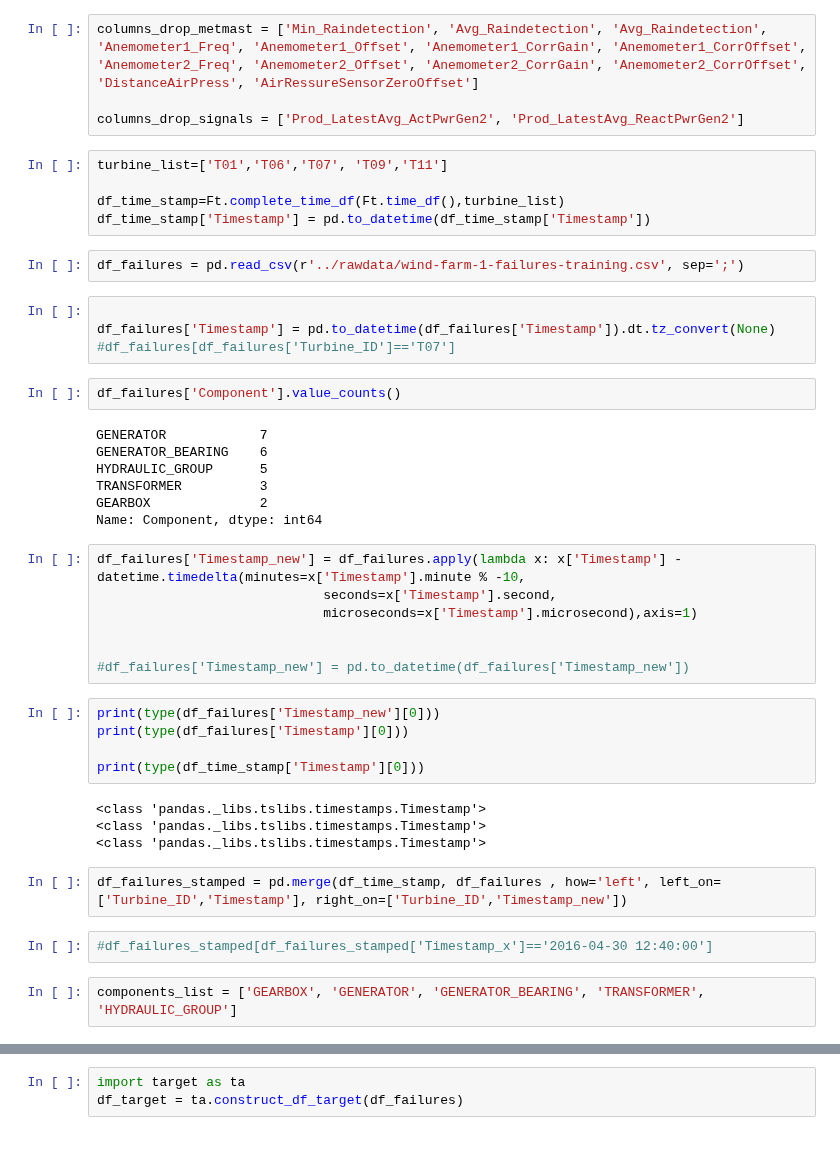
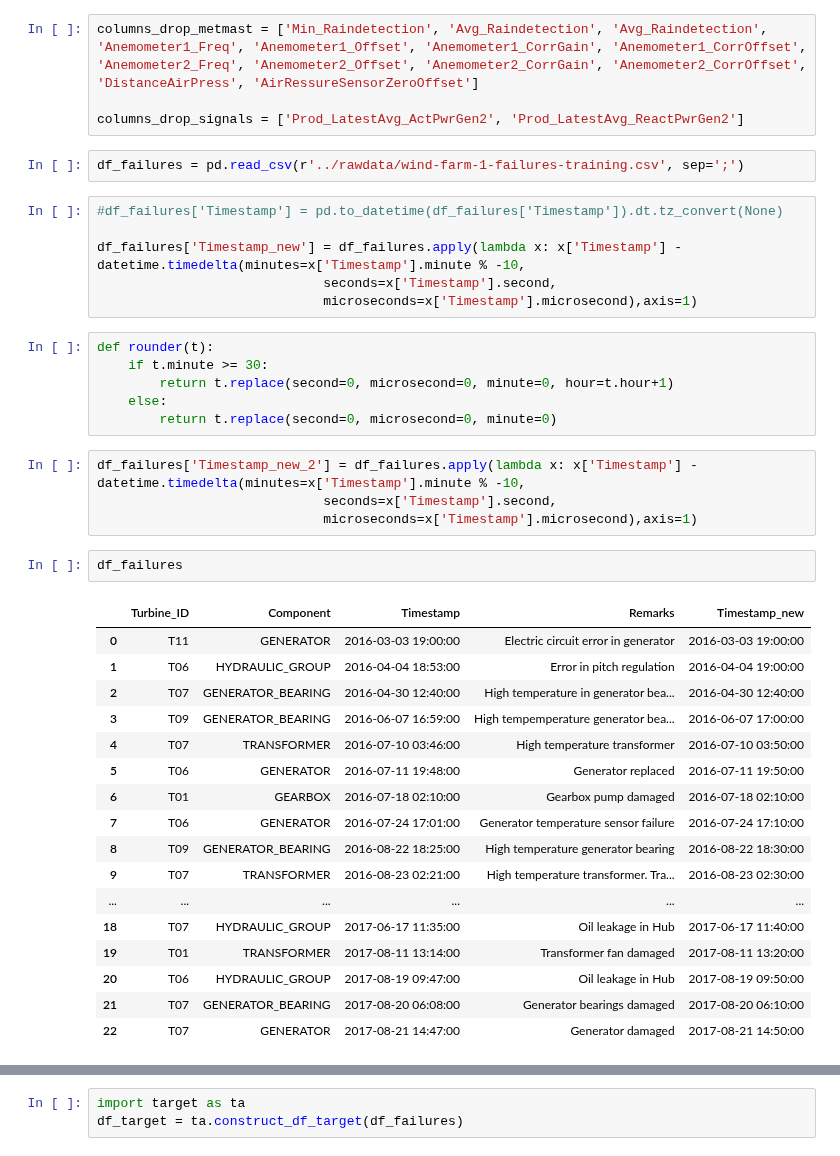
Before and after one commit to RicardoJPedro82/wmillfailprev, a Jupyter notebook: notebooks/Miguel_AnaliseExploratoria.ipynb, the cells around one changed output, grey strips where cells are left out. Saved outputs shown, nothing was run; the diff lists cells and outputs as text.

```diff
--- a/notebooks/Miguel_AnaliseExploratoria.ipynb
+++ b/notebooks/Miguel_AnaliseExploratoria.ipynb
@@ -15,45 +18,41 @@ import Funtion_tools as Ft
 columns_drop_metmast = ['Min_Raindetection', 'Avg_Raindetection', 'Avg_Raindetection', 'Anemometer1_Freq', 'Anemometer1_Offset', 'Anemometer1_CorrGain', 'Anemometer1_CorrOffset', 'Anemometer2_Freq', 'Anemometer2_Offset', 'Anemometer2_CorrGain', 'Anemometer2_CorrOffset', 'DistanceAirPress', 'AirRessureSensorZeroOffset']
 
 columns_drop_signals = ['Prod_LatestAvg_ActPwrGen2', 'Prod_LatestAvg_ReactPwrGen2']
-# %%
-turbine_list=['T01','T06','T07', 'T09','T11']
-
-df_time_stamp=Ft.complete_time_df(Ft.time_df(),turbine_list)
-df_time_stamp['Timestamp'] = pd.to_datetime(df_time_stamp['Timestamp'])
 # %%
 df_failures = pd.read_csv(r'../rawdata/wind-farm-1-failures-training.csv', sep=';')
 # %%
+#df_failures['Timestamp'] = pd.to_datetime(df_failures['Timestamp']).dt.tz_convert(None)
 
-df_failures['Timestamp'] = pd.to_datetime(df_failures['Timestamp']).dt.tz_convert(None)
-#df_failures[df_failures['Turbine_ID']=='T07']
+df_failures['Timestamp_new'] = df_failures.apply(lambda x: x['Timestamp'] - datetime.timedelta(minutes=x['Timestamp'].minute % -10,
+                             seconds=x['Timestamp'].second,
+                             microseconds=x['Timestamp'].microsecond),axis=1)
+# %%
+def rounder(t):
+    if t.minute >= 30:
+        return t.replace(second=0, microsecond=0, minute=0, hour=t.hour+1)
+    else:
+        return t.replace(second=0, microsecond=0, minute=0)
+# %%
+df_failures['Timestamp_new_2'] = df_failures.apply(lambda x: x['Timestamp'] - datetime.timedelta(minutes=x['Timestamp'].minute % -10,
+                             seconds=x['Timestamp'].second,
+                             microseconds=x['Timestamp'].microsecond),axis=1)
 # %%
-df_failures['Component'].value_counts()
+df_failures
 # %% [output]
-GENERATOR            7
-GENERATOR_BEARING    6
-HYDRAULIC_GROUP      5
-TRANSFORMER          3
-GEARBOX              2
-Name: Component, dtype: int64
+|  | Turbine_ID | Component | Timestamp | Remarks | Timestamp_new |
+| 0 | T11 | GENERATOR | 2016-03-03 19:00:00 | Electric circuit error in generator | 2016-03-03 19:00:00 |
+| 1 | T06 | HYDRAULIC_GROUP | 2016-04-04 18:53:00 | Error in pitch regulation | 2016-04-04 19:00:00 |
+| 2 | T07 | GENERATOR_BEARING | 2016-04-30 12:40:00 | High temperature in generator bea... | 2016-04-30 12:40:00 |
+| 3 | T09 | GENERATOR_BEARING | 2016-06-07 16:59:00 | High tempemperature generator bea... | 2016-06-07 17:00:00 |
+| 4 | T07 | TRANSFORMER | 2016-07-10 03:46:00 | High temperature transformer | 2016-07-10 03:50:00 |
+| 5 | T06 | GENERATOR | 2016-07-11 19:48:00 | Generator replaced | 2016-07-11 19:50:00 |
+| 6 | T01 | GEARBOX | 2016-07-18 02:10:00 | Gearbox pump damaged | 2016-07-18 02:10:00 |
+| 7 | T06 | GENERATOR | 2016-07-24 17:01:00 | Generator temperature sensor failure | 2016-07-24 17:10:00 |
+| 8 | T09 | GENERATOR_BEARING | 2016-08-22 18:25:00 | High temperature generator bearing | 2016-08-22 18:30:00 |
+| 9 | T07 | TRANSFORMER | 2016-08-23 02:21:00 | High temperature transformer. Tra... | 2016-08-23 02:30:00 |
+| ... | ... | ... | ... | ... | ... |
+| 18 | T07 | HYDRAULIC_GROUP | 2017-06-17 11:35:00 | Oil leakage in Hub | 2017-06-17 11:40:00 |
+| 19 | T01 | TRANSFORMER | 2017-08-11 13:14:00 | Transformer fan damaged | 2017-08-11 13:20:00 |
+| 20 | T06 | HYDRAULIC_GROUP | 2017-08-19 09:47:00 | Oil leakage in Hub | 2017-08-19 09:50:00 |
+| 21 | T07 | GENERATOR_BEARING | 2017-08-20 06:08:00 | Generator bearings damaged | 2017-08-20 06:10:00 |
+| 22 | T07 | GENERATOR | 2017-08-21 14:47:00 | Generator damaged | 2017-08-21 14:50:00 |
-# %%
-df_failures['Timestamp_new'] = df_failures.apply(lambda x: x['Timestamp'] - datetime.timedelta(minutes=x['Timestamp'].minute % -10,
-                             seconds=x['Timestamp'].second,
-                             microseconds=x['Timestamp'].microsecond),axis=1)
-
-
-#df_failures['Timestamp_new'] = pd.to_datetime(df_failures['Timestamp_new'])
-# %%
-print(type(df_failures['Timestamp_new'][0]))
-print(type(df_failures['Timestamp'][0]))
-
-print(type(df_time_stamp['Timestamp'][0]))
-# %% [output]
-<class 'pandas._libs.tslibs.timestamps.Timestamp'>
-<class 'pandas._libs.tslibs.timestamps.Timestamp'>
-<class 'pandas._libs.tslibs.timestamps.Timestamp'>
-# %%
-df_failures_stamped = pd.merge(df_time_stamp, df_failures , how='left', left_on=['Turbine_ID','Timestamp'], right_on=['Turbine_ID','Timestamp_new'])
-# %%
-#df_failures_stamped[df_failures_stamped['Timestamp_x']=='2016-04-30 12:40:00']
-# %%
-components_list = ['GEARBOX', 'GENERATOR', 'GENERATOR_BEARING', 'TRANSFORMER', 'HYDRAULIC_GROUP']
```
Also changed, not shown: parts of 20 cells of this notebook, 3 other files.
